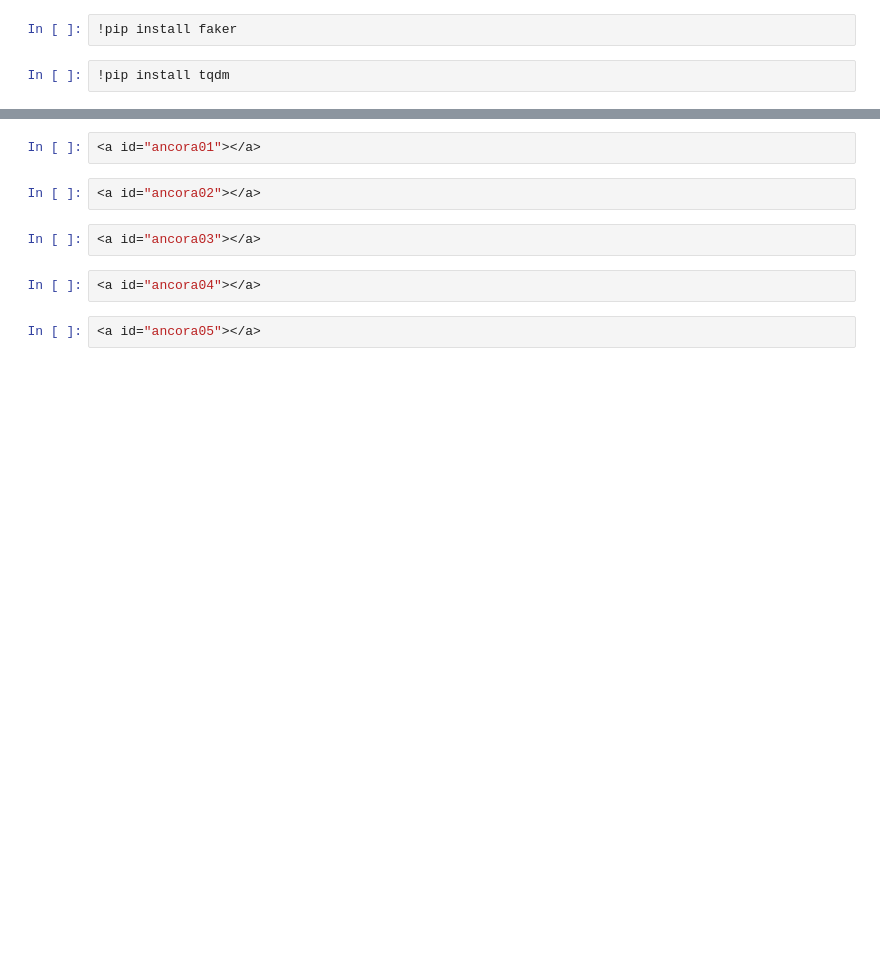
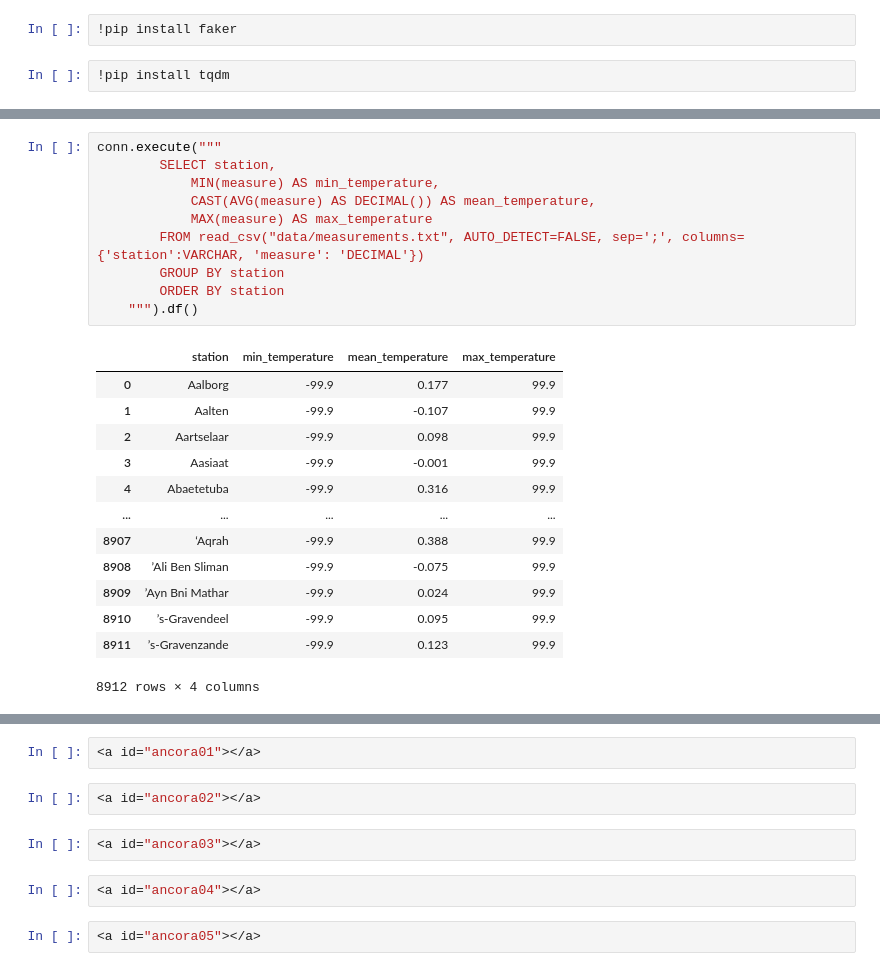
Before and after one commit to Jcnok/bootcamp-jornada-de-dados_2024, a Jupyter notebook: aula_05/aula_05.ipynb, the cells around one changed output, grey strips where cells are left out. Drawn from its saved outputs; the diff is of its cells as text; blank space fills up the shorter version.

```diff
--- a/aula_05/aula_05.ipynb
+++ b/aula_05/aula_05.ipynb
@@ -563,0 +699,24 @@ Duckdb Took: 3.50 sec
+# %%
+conn.execute("""
+        SELECT station,
+            MIN(measure) AS min_temperature,
+            CAST(AVG(measure) AS DECIMAL()) AS mean_temperature,
+            MAX(measure) AS max_temperature
+        FROM read_csv("data/measurements.txt", AUTO_DETECT=FALSE, sep=';', columns={'station':VARCHAR, 'measure': 'DECIMAL'})
+        GROUP BY station
+        ORDER BY station
+    """).df()
+# %% [output]
+|  | station | min_temperature | mean_temperature | max_temperature |
+| 0 | Aalborg | -99.9 | 0.177 | 99.9 |
+| 1 | Aalten | -99.9 | -0.107 | 99.9 |
+| 2 | Aartselaar | -99.9 | 0.098 | 99.9 |
+| 3 | Aasiaat | -99.9 | -0.001 | 99.9 |
+| 4 | Abaetetuba | -99.9 | 0.316 | 99.9 |
+| ... | ... | ... | ... | ... |
+| 8907 | ‘Aqrah | -99.9 | 0.388 | 99.9 |
+| 8908 | ’Ali Ben Sliman | -99.9 | -0.075 | 99.9 |
+| 8909 | ’Ayn Bni Mathar | -99.9 | 0.024 | 99.9 |
+| 8910 | ’s-Gravendeel | -99.9 | 0.095 | 99.9 |
+| 8911 | ’s-Gravenzande | -99.9 | 0.123 | 99.9 |
+8912 rows × 4 columns
```
Also changed, not shown: parts of 56 cells of this notebook, 3 other files.
